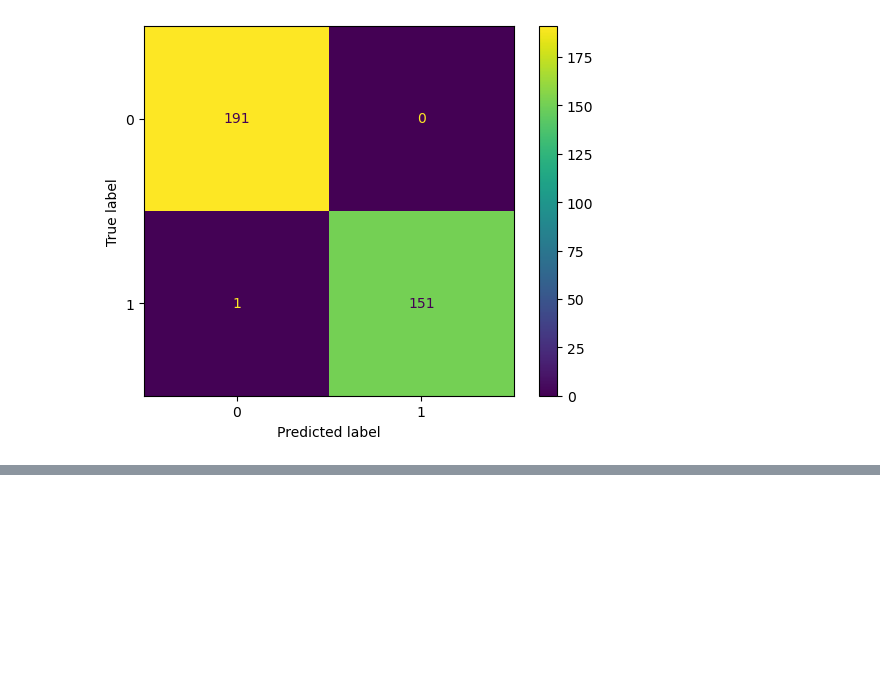
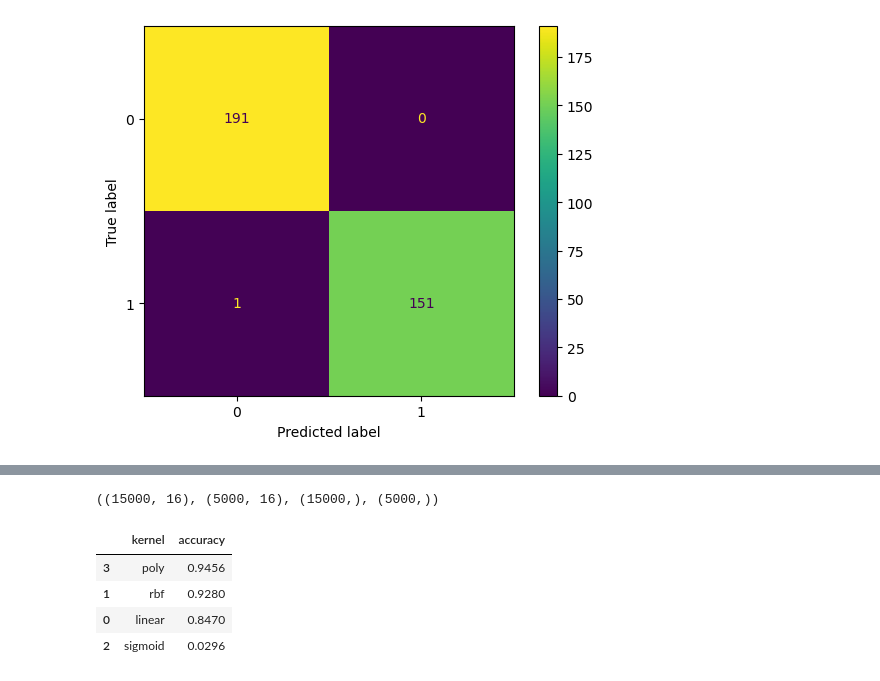
Before and after one commit to DAI-ai-code/NLP-CV, a Jupyter notebook: CV/day3/5_ml_images.ipynb, the cells around one changed output, grey strips where cells are left out. Cells and saved outputs as stored; diff of their text form; code cells hidden in the pictures; blank space fills up the shorter version.

```diff
--- a/CV/day3/5_ml_images.ipynb
+++ b/CV/day3/5_ml_images.ipynb
@@ -115,0 +184,6 @@ ConfusionMatrixDisplay.from_predictions(y_test, y_pred);
+# %%
+x_train, x_test, y_train, y_test = train_test_split(x, y, random_state=0, stratify=y)
+# %%
+x_train.shape, x_test.shape, y_train.shape, y_test.shape
+# %% [output]
+((15000, 16), (5000, 16), (15000,), (5000,))
@@ -115,0 +192,20 @@ ConfusionMatrixDisplay.from_predictions(y_test, y_pred);
+# %%
+kernels = ['linear', 'rbf', 'sigmoid', 'poly']
+
+scores = []
+
+for kernel in kernels:
+    svc = SVC(kernel=kernel)
+    svc.fit(x_train, y_train)
+    y_pred = svc.predict(x_test)
+    accuracy = accuracy_score(y_test, y_pred)
+    scores.append([kernel, accuracy])
+
+scores_df = pd.DataFrame(scores, columns=['kernel', 'accuracy'])
+scores_df.sort_values(by='accuracy', ascending=False)
+# %% [output]
+|  | kernel | accuracy |
+| 3 | poly | 0.9456 |
+| 1 | rbf | 0.9280 |
+| 0 | linear | 0.8470 |
+| 2 | sigmoid | 0.0296 |
```
Also changed, not shown: parts of 10 cells of this notebook.
